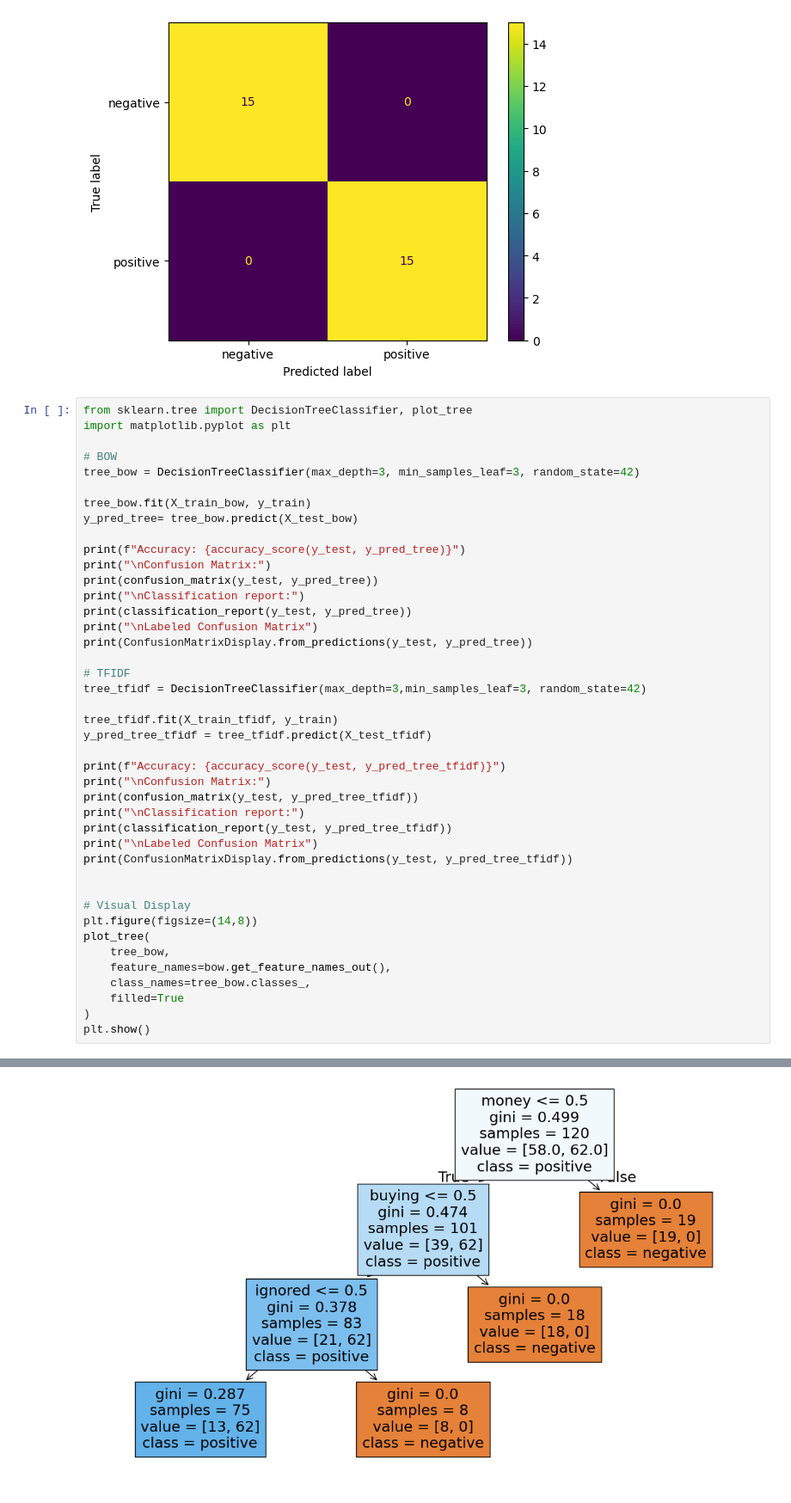
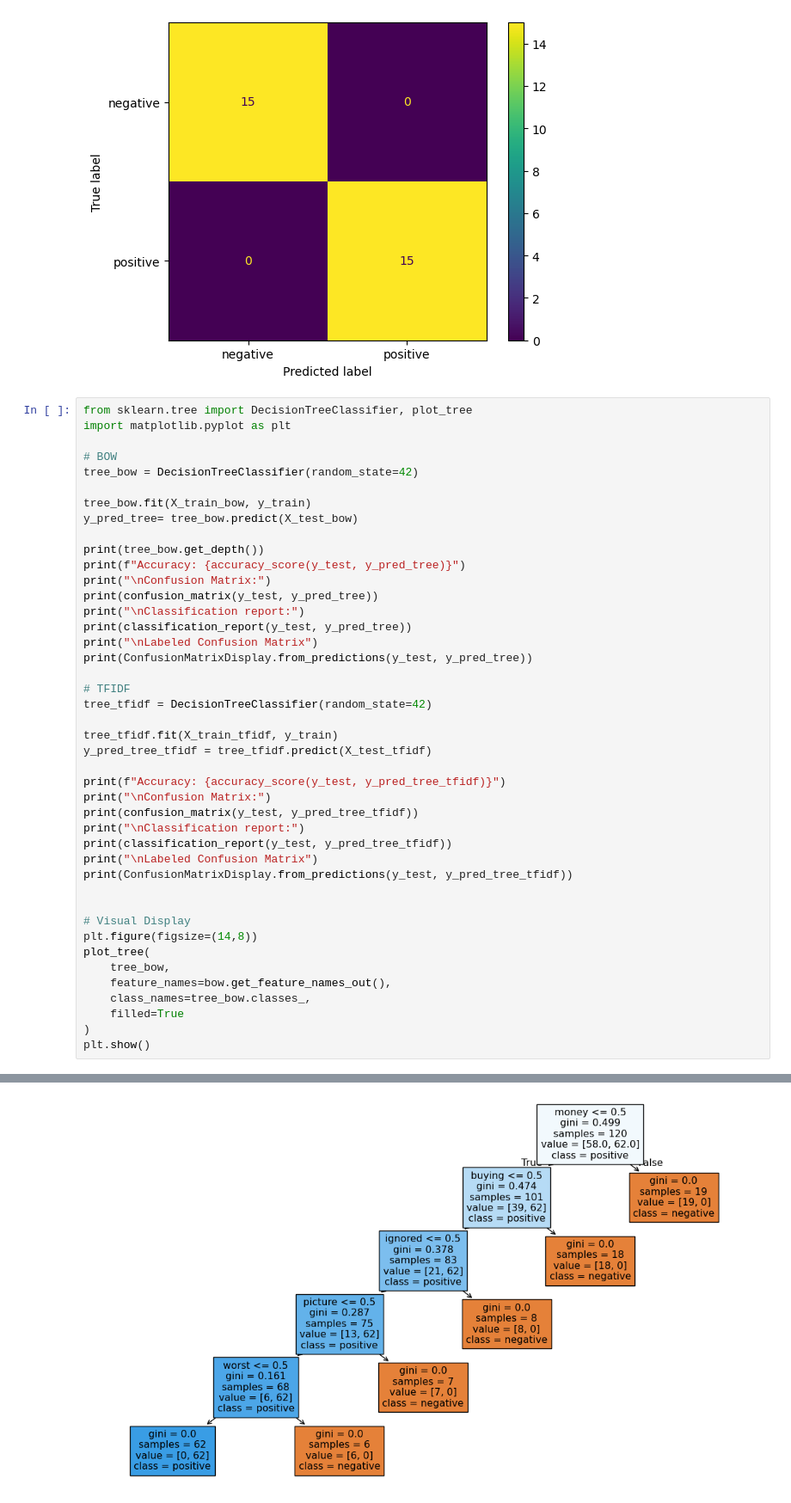
Before and after one commit to kmiringu/module-5-ai-labs, a Jupyter notebook: 01_nlp_text_classifier/03_modeling.ipynb, the cells around one changed output, grey strips where cells are left out. Shown at 86% size. Saved outputs shown, nothing was run; the diff lists cells and outputs as text.

Commit message:
feat: unpruned tree confirms template fingerprinting at depth 5

```diff
--- a/01_nlp_text_classifier/03_modeling.ipynb
+++ b/01_nlp_text_classifier/03_modeling.ipynb
@@ -73,11 +73,12 @@ from sklearn.tree import DecisionTreeClassifier, plot_tree
 import matplotlib.pyplot as plt
 
 # BOW
-tree_bow = DecisionTreeClassifier(max_depth=3, min_samples_leaf=3, random_state=42)
+tree_bow = DecisionTreeClassifier(random_state=42)
 
 tree_bow.fit(X_train_bow, y_train)
 y_pred_tree= tree_bow.predict(X_test_bow)
 
+print(tree_bow.get_depth())
 print(f"Accuracy: {accuracy_score(y_test, y_pred_tree)}")
 print("\nConfusion Matrix:")
 print(confusion_matrix(y_test, y_pred_tree))
@@ -87,7 +88,7 @@ print("\nLabeled Confusion Matrix")
 print(ConfusionMatrixDisplay.from_predictions(y_test, y_pred_tree))
 
 # TFIDF
-tree_tfidf = DecisionTreeClassifier(max_depth=3,min_samples_leaf=3, random_state=42)
+tree_tfidf = DecisionTreeClassifier(random_state=42)
 
 tree_tfidf.fit(X_train_tfidf, y_train)
 y_pred_tree_tfidf = tree_tfidf.predict(X_test_tfidf)
@@ -133 +134 @@ Labeled Confusion Matrix
-[figure, old version]
+[figure, new version]
```
Also changed, not shown: parts of 1 cell of this notebook.
